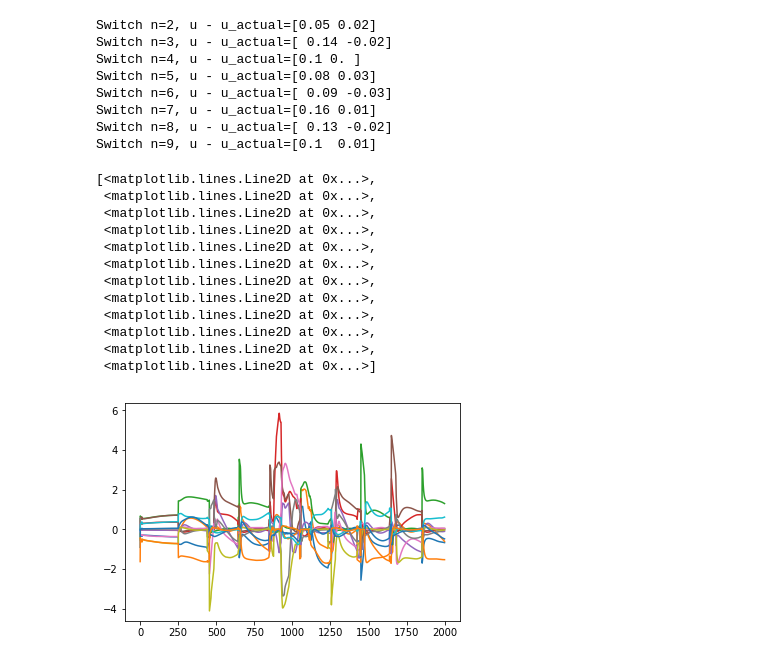
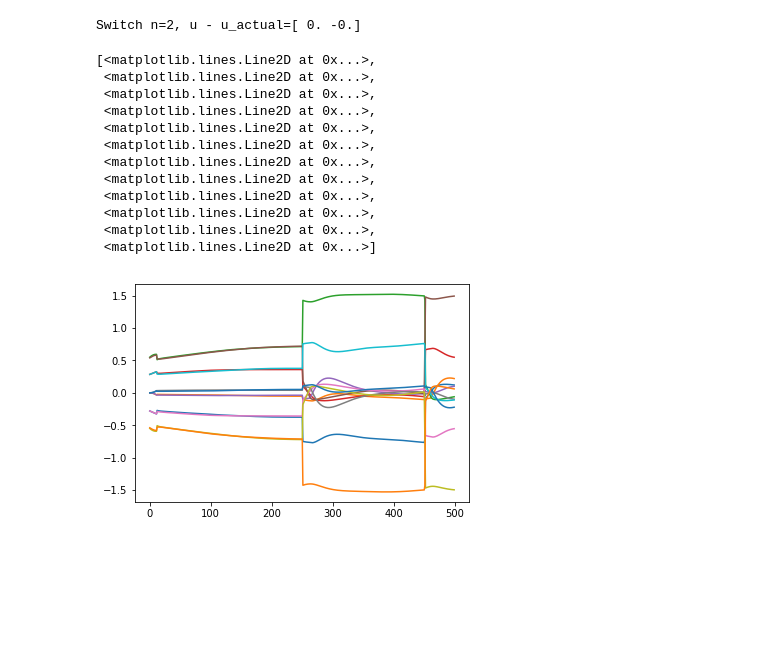
Before and after one commit to machines-in-motion/reactive_planners, a Jupyter notebook: demos/20200113_step_adjustment.ipynb, the cells around one changed output. Saved outputs shown, nothing was run; the diff lists cells and outputs as text; code cells hidden in the pictures; blank space fills up the shorter version.

```diff
--- a/demos/20200113_step_adjustment.ipynb
+++ b/demos/20200113_step_adjustment.ipynb
@@ -95,12 +95,12 @@ w_min = -0.15
 w_max = 0.15
 t_min = 0.1
 t_max = 0.3
-v_des = [0.5, 0.0]
+v_des = [0.0, 0.0]
 l_p = 0
 
 dcm_vrp_planner = DcmVrpPlanner(l_min, l_max, w_min, w_max, t_min, t_max, v_des, l_p, ht)
 
-W = [100, 100, 1.0, 1000, 1000, 100] # weight on [step length_x , step_length_y, step time, dcm_offeset_x, dcm_offeset_y]
+W = [100, 100, 1e6, 1000, 1000, 100] # weight on [step length_x , step_length_y, step time, dcm_offeset_x, dcm_offeset_y]
 #######################################################################################
 
 solo_leg_ctrl = SoloImpedanceController(robot)
@@ -154,7 +154,7 @@ plt_force = []
 plt_tau = []
 plt_cnt = []
 plt_xdes = []
-for i in range(2000):
+for i in range(500):
     q, dq = robot.get_state()
     robot.pin_robot.com(q, dq)
     x_com = np.array(robot.pin_robot.data.com[0][0:2]).reshape(-1)
@@ -241,39 +241,32 @@ for i in range(2000):
         x_des_local[3*j:3*(j+1)] -= np.array(imp.pin_robot.data.oMf[imp.frame_end_idx].translation).reshape(-1)
         x_des_local[3*j:3*(j+1)] += np.array(imp.compute_distance_between_frames(q)).reshape(-1)
 
     x_com_cent[0] = 0.001 * (max(i - warmup, 0)) * v_des[0]
     w_com = centr_controller.compute_com_wrench(t, q, dq, x_com_cent, xd_com_cent, x_ori, x_angvel)
     w_com[2] += total_mass * 9.81
     F = centr_controller.compute_force_qp(i, q, dq, cnt_array, w_com)
     tau = solo_leg_ctrl.return_joint_torques(q,dq,
                                              zero_cnt_gain(kp, cnt_array),
                                              zero_cnt_gain(kd, cnt_array), x_des_local, xd_des, F)
     plt_tau.append(tau)
     plt_force.append(F)
     plt_cnt.append(cnt_array)
     robot.send_joint_command(tau)
     p.stepSimulation()
 
 plt.plot(np.array(plt_tau).reshape(-1, 12))
 # %% [output]
-Switch n=2, u - u_actual=[0.05 0.02]
-Switch n=3, u - u_actual=[ 0.14 -0.02]
-Switch n=4, u - u_actual=[0.1 0. ]
-Switch n=5, u - u_actual=[0.08 0.03]
-Switch n=6, u - u_actual=[ 0.09 -0.03]
-Switch n=7, u - u_actual=[0.16 0.01]
-Switch n=8, u - u_actual=[ 0.13 -0.02]
-Switch n=9, u - u_actual=[0.1  0.01]
+Switch n=2, u - u_actual=[ 0. -0.]
 [<matplotlib.lines.Line2D at 0x...>,
  <matplotlib.lines.Line2D at 0x...>,
  <matplotlib.lines.Line2D at 0x...>,
  <matplotlib.lines.Line2D at 0x...>,
  <matplotlib.lines.Line2D at 0x...>,
  <matplotlib.lines.Line2D at 0x...>,
  <matplotlib.lines.Line2D at 0x...>,
  <matplotlib.lines.Line2D at 0x...>,
  <matplotlib.lines.Line2D at 0x...>,
  <matplotlib.lines.Line2D at 0x...>,
  <matplotlib.lines.Line2D at 0x...>,
  <matplotlib.lines.Line2D at 0x...>]
-[figure, old version]
+[figure, new version]
```
Also changed, not shown: 1 other file.
